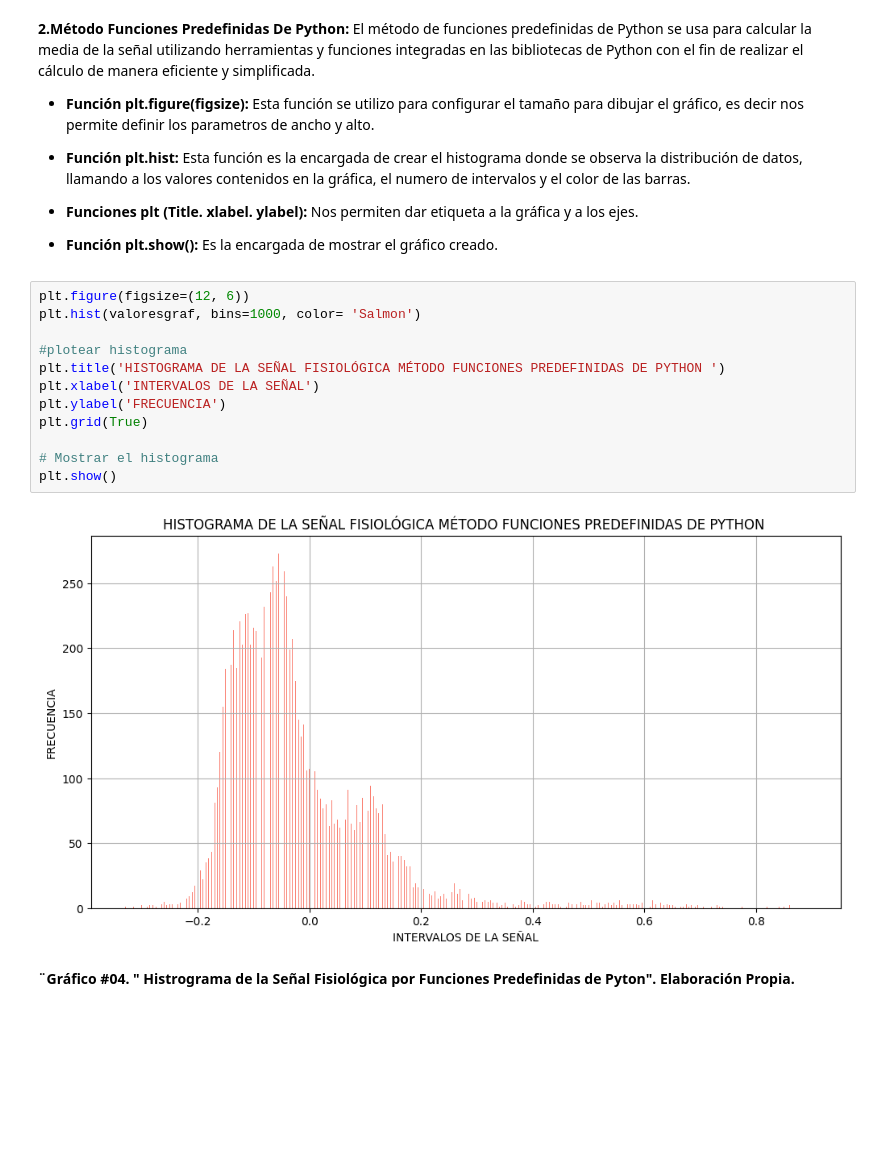
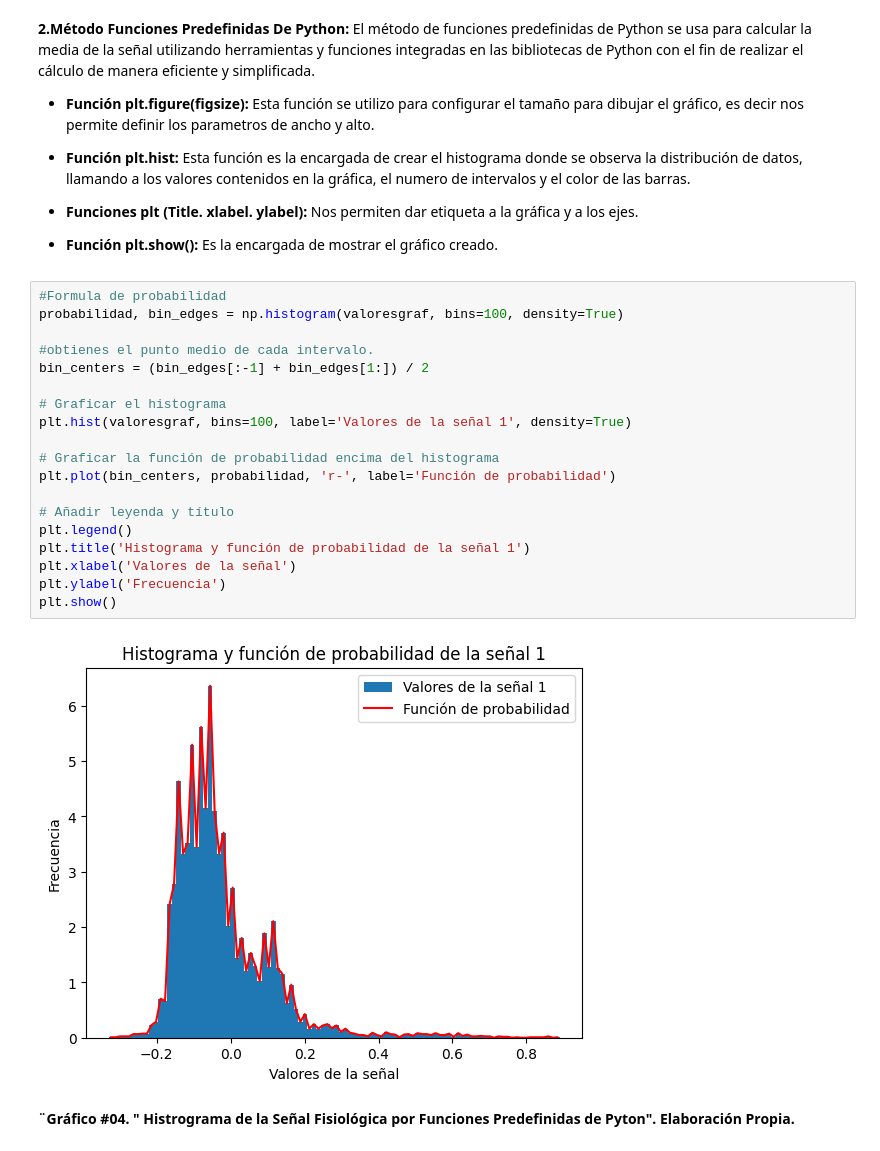
Before and after one commit to oscar221307/PROCESAMIENTO, a Jupyter notebook: LABORATORIO_01_PROCESAMIENTO.ipynb, the cells around one changed output. Drawn from its saved outputs; the diff is of its cells as text; blank space fills up the shorter version.

```diff
--- a/LABORATORIO_01_PROCESAMIENTO.ipynb
+++ b/LABORATORIO_01_PROCESAMIENTO.ipynb
@@ -413,20 +413,27 @@ plt.show()
 * **Funciones plt (Title. xlabel. ylabel):** Nos permiten dar etiqueta a la gráfica y a los ejes.
 
 * **Función plt.show():** Es la encargada de mostrar el gráfico creado.
-# %%
-plt.figure(figsize=(12, 6))
-plt.hist(valoresgraf, bins=1000, color= 'Salmon')
-
-#plotear histograma
-plt.title('HISTOGRAMA DE LA SEÑAL FISIOLÓGICA MÉTODO FUNCIONES PREDEFINIDAS DE PYTHON ')
-plt.xlabel('INTERVALOS DE LA SEÑAL')
-plt.ylabel('FRECUENCIA')
-plt.grid(True)
-
-# Mostrar el histograma
-plt.show()
-# %% [output]
-[figure, removed]
+# %%
+#Formula de probabilidad
+probabilidad, bin_edges = np.histogram(valoresgraf, bins=100, density=True)
+
+#obtienes el punto medio de cada intervalo.
+bin_centers = (bin_edges[:-1] + bin_edges[1:]) / 2
+
+# Graficar el histograma
+plt.hist(valoresgraf, bins=100, label='Valores de la señal 1', density=True)
+
+# Graficar la función de probabilidad encima del histograma
+plt.plot(bin_centers, probabilidad, 'r-', label='Función de probabilidad')
+
+# Añadir leyenda y título
+plt.legend()
+plt.title('Histograma y función de probabilidad de la señal 1')
+plt.xlabel('Valores de la señal')
+plt.ylabel('Frecuencia')
+plt.show()
+# %% [output]
+[figure, added]
 # %% [markdown]
 **¨Gráfico #04. " Histrograma de la Señal Fisiológica por Funciones Predefinidas de Pyton". Elaboración Propia.**
 # %% [markdown]
```
Also changed, not shown: parts of 2 cells of this notebook.
